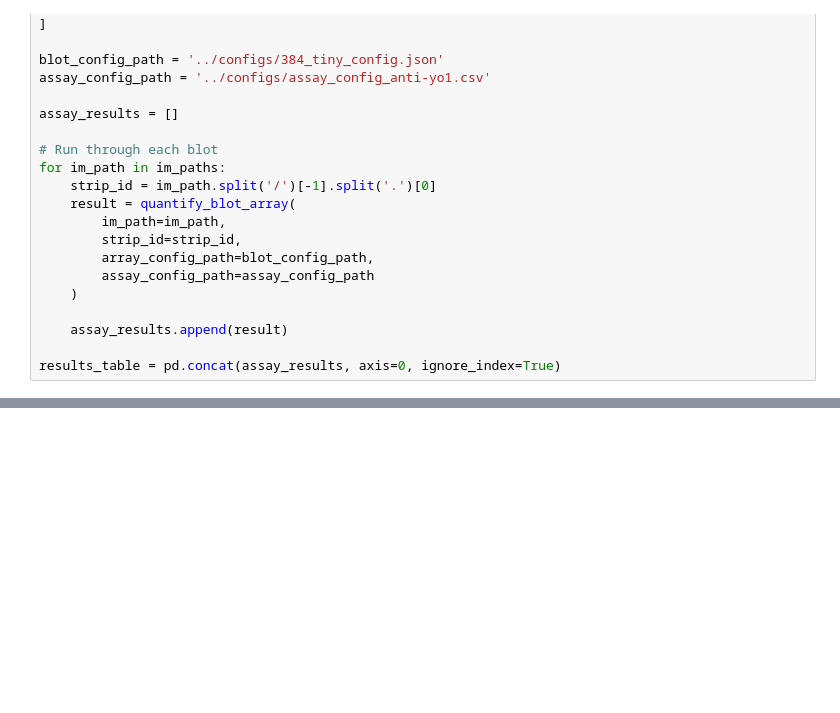
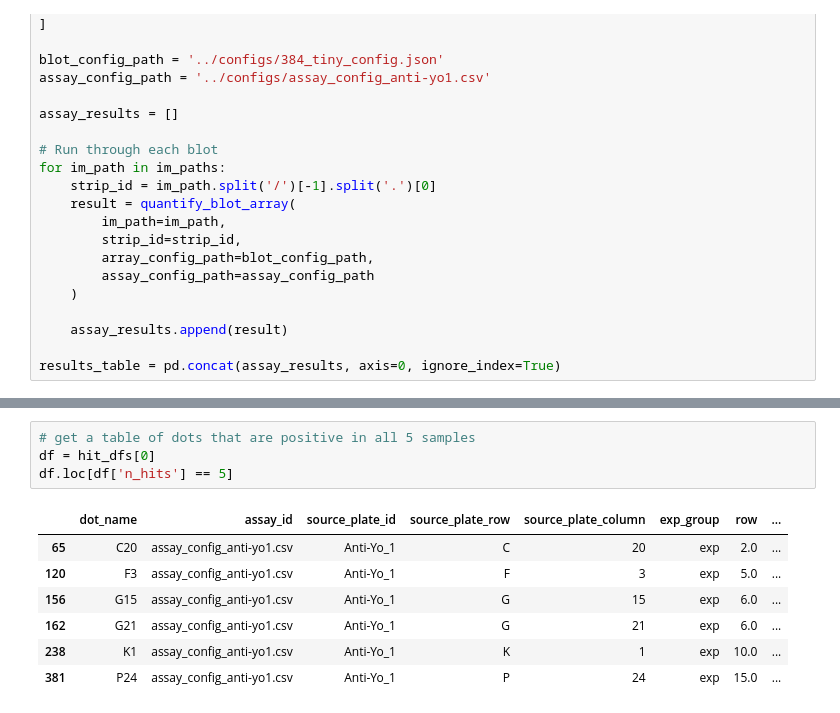
Before and after one commit to czbiohub/dotblotr, a Jupyter notebook: examples/multi_file_example.ipynb, the cells around one changed output, grey strips where cells are left out. Saved outputs shown, nothing was run; the diff lists cells and outputs as text; blank space fills up the shorter version.

```diff
--- a/examples/multi_file_example.ipynb
+++ b/examples/multi_file_example.ipynb
@@ -97,0 +99,12 @@ pos_hit_dfs[0]
+# %%
+# get a table of dots that are positive in all 5 samples
+df = hit_dfs[0]
+df.loc[df['n_hits'] == 5]
+# %% [output]
+|  | dot_name | assay_id | source_plate_id | source_plate_row | source_plate_column | exp_group | row | ... |
+| 65 | C20 | assay_config_anti-yo1.csv | Anti-Yo_1 | C | 20 | exp | 2.0 | ... |
+| 120 | F3 | assay_config_anti-yo1.csv | Anti-Yo_1 | F | 3 | exp | 5.0 | ... |
+| 156 | G15 | assay_config_anti-yo1.csv | Anti-Yo_1 | G | 15 | exp | 6.0 | ... |
+| 162 | G21 | assay_config_anti-yo1.csv | Anti-Yo_1 | G | 21 | exp | 6.0 | ... |
+| 238 | K1 | assay_config_anti-yo1.csv | Anti-Yo_1 | K | 1 | exp | 10.0 | ... |
+| 381 | P24 | assay_config_anti-yo1.csv | Anti-Yo_1 | P | 24 | exp | 15.0 | ... |
```
Also changed, not shown: parts of 16 cells of this notebook, 7 other files.
